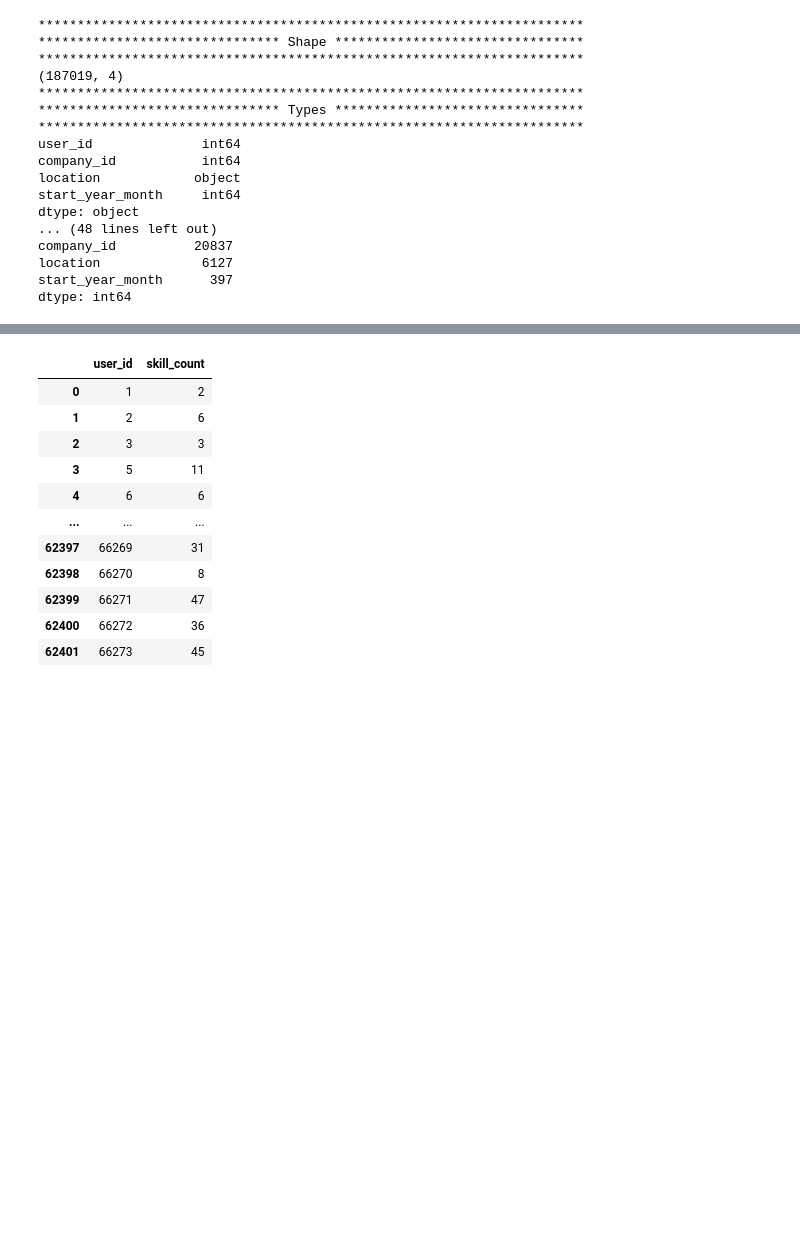
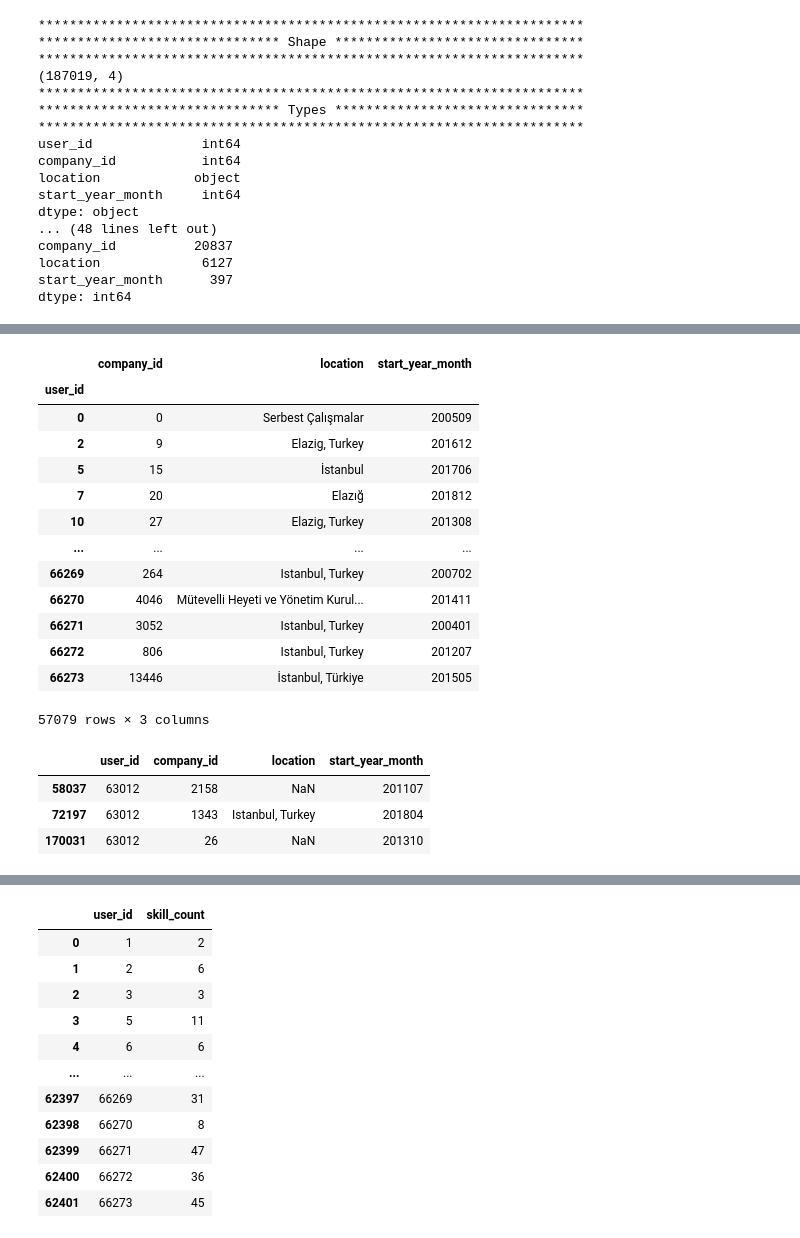
Before and after one commit to furkaneneseren/Datathon-BBVA, a Jupyter notebook: revise/revise.ipynb, the cells around one changed output, grey strips where cells are left out. Saved outputs shown, nothing was run; the diff lists cells and outputs as text; code cells hidden in the pictures; blank space fills up the shorter version.

```diff
--- a/revise/revise.ipynb
+++ b/revise/revise.ipynb
@@ -663,0 +673,24 @@ dtype: int64
+# %%
+t.first()
+# %% [output]
+|  | company_id | location | start_year_month |
+| user_id |  |  |  |
+| 0 | 0 | Serbest Çalışmalar | 200509 |
+| 2 | 9 | Elazig, Turkey | 201612 |
+| 5 | 15 | İstanbul | 201706 |
+| 7 | 20 | Elazığ | 201812 |
+| 10 | 27 | Elazig, Turkey | 201308 |
+| ... | ... | ... | ... |
+| 66269 | 264 | Istanbul, Turkey | 200702 |
+| 66270 | 4046 | Mütevelli Heyeti ve Yönetim Kurul... | 201411 |
+| 66271 | 3052 | Istanbul, Turkey | 200401 |
+| 66272 | 806 | Istanbul, Turkey | 201207 |
+| 66273 | 13446 | İstanbul, Türkiye | 201505 |
+57079 rows × 3 columns
+# %%
+work_exp[work_exp["user_id"]==63012]
+# %% [output]
+|  | user_id | company_id | location | start_year_month |
+| 58037 | 63012 | 2158 | NaN | 201107 |
+| 72197 | 63012 | 1343 | Istanbul, Turkey | 201804 |
+| 170031 | 63012 | 26 | NaN | 201310 |
```
Also changed, not shown: parts of 16 cells of this notebook.
